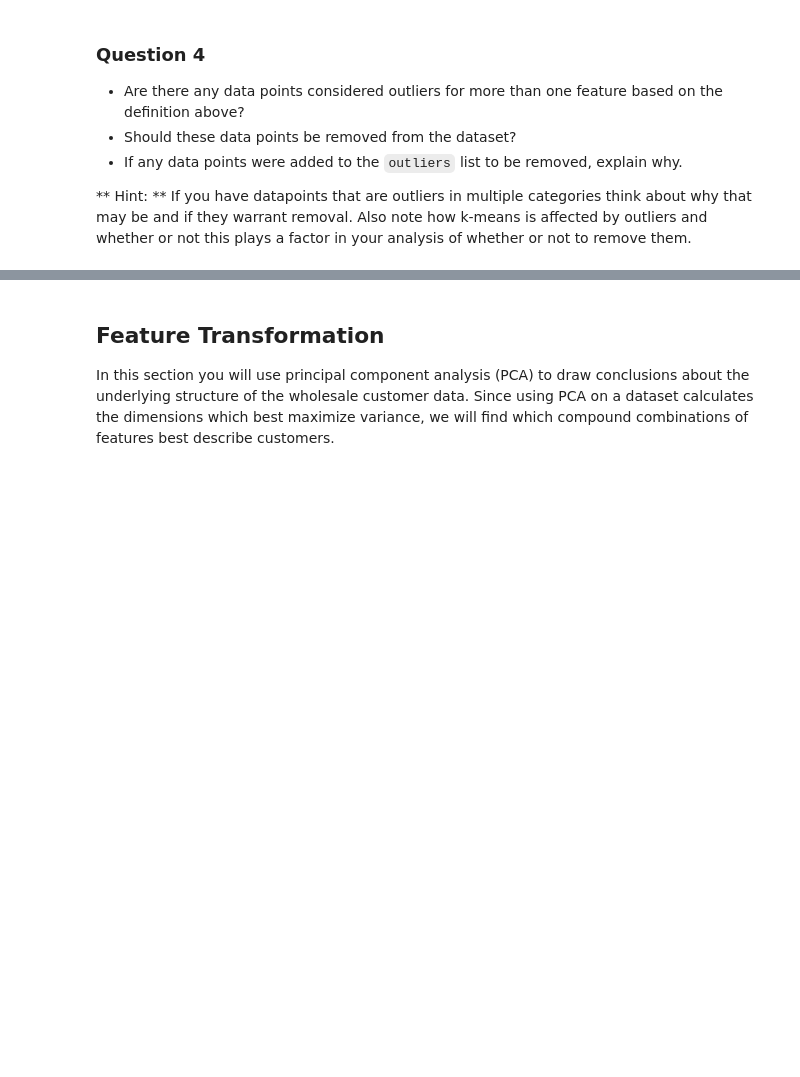
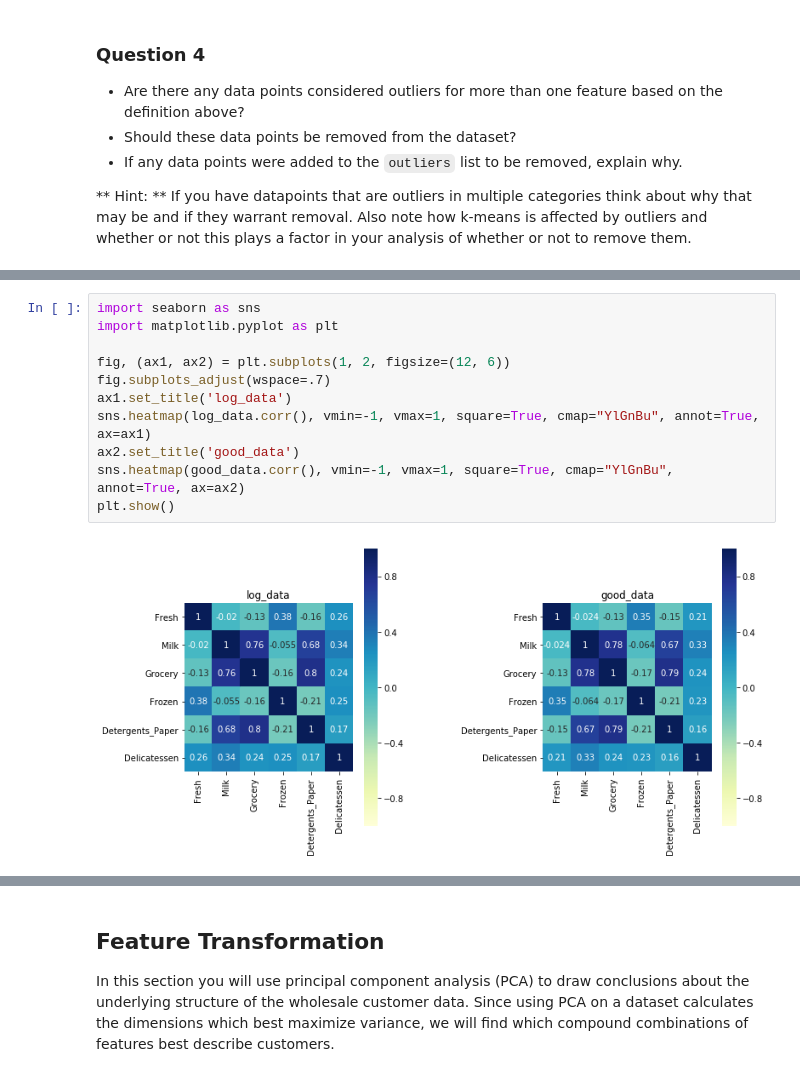
Before and after one commit to wanghsinwei/machine-learning, a Jupyter notebook: projects/customer_segments/customer_segments.ipynb, the cells around one changed output, grey strips where cells are left out. Cells and saved outputs as stored; diff of their text form; blank space fills up the shorter version.

```diff
--- a/projects/customer_segments/customer_segments.ipynb
+++ b/projects/customer_segments/customer_segments.ipynb
@@ -249,0 +346,13 @@ good_data = log_data.drop(log_data.index[outliers]).reset_index(drop = True)
+# %%
+import seaborn as sns
+import matplotlib.pyplot as plt
+
+fig, (ax1, ax2) = plt.subplots(1, 2, figsize=(12, 6))
+fig.subplots_adjust(wspace=.7)
+ax1.set_title('log_data')
+sns.heatmap(log_data.corr(), vmin=-1, vmax=1, square=True, cmap="YlGnBu", annot=True, ax=ax1)
+ax2.set_title('good_data')
+sns.heatmap(good_data.corr(), vmin=-1, vmax=1, square=True, cmap="YlGnBu", annot=True, ax=ax2)
+plt.show()
+# %% [output]
+[figure, added]
```
Also changed, not shown: parts of 7 cells of this notebook.
